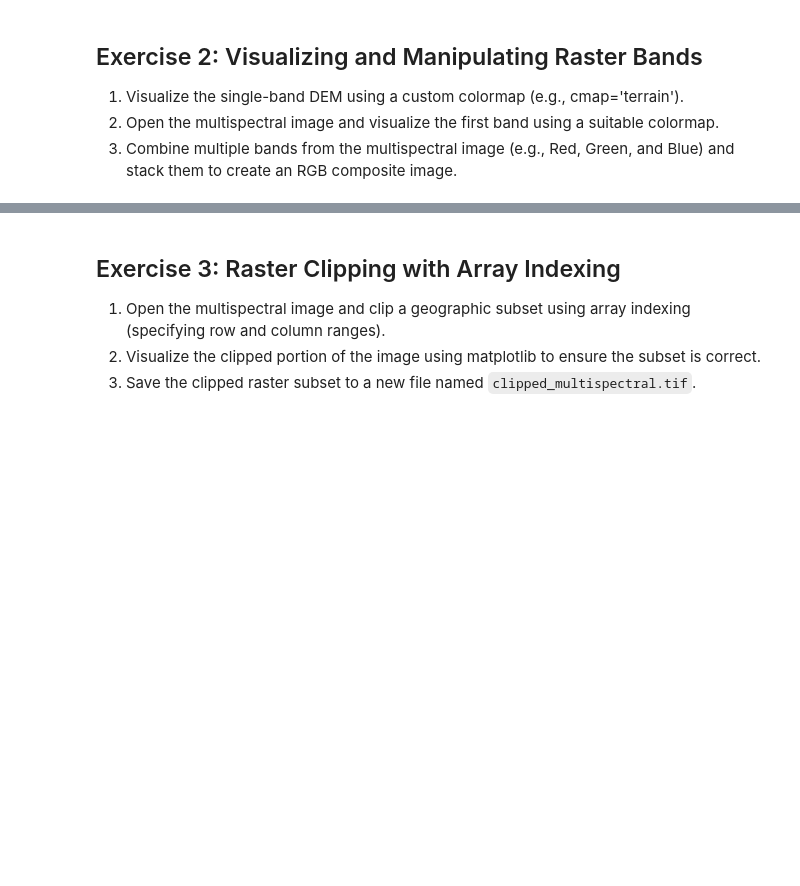
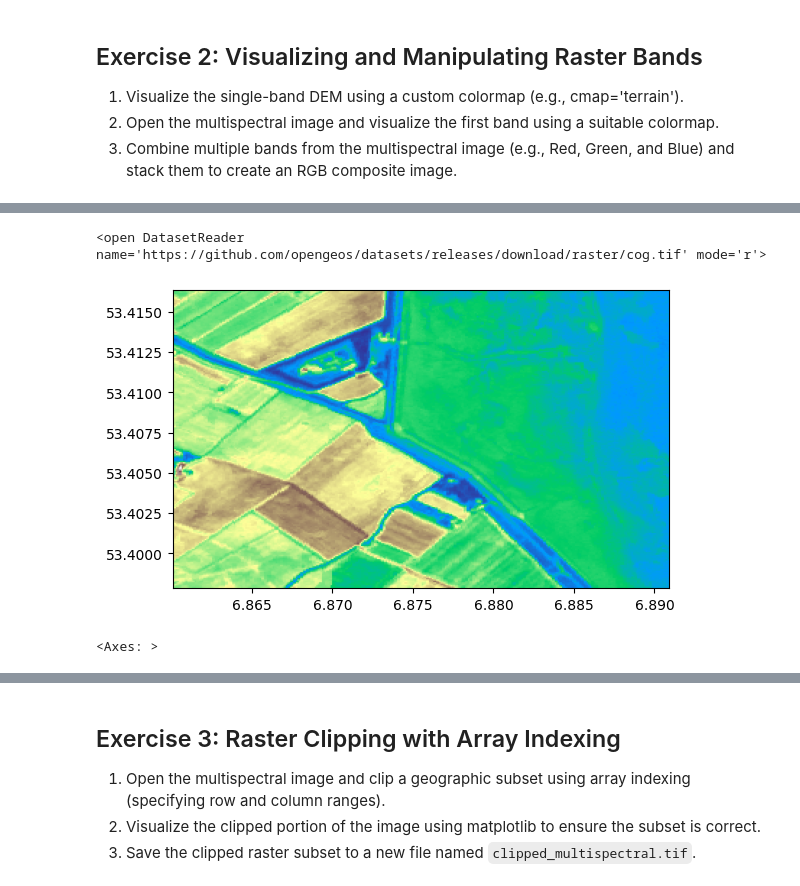
Before and after one commit to siddhi1991/GIS-programming, a Jupyter notebook: book/labs/lab_05.ipynb, the cells around one changed output, grey strips where cells are left out. Saved outputs shown, nothing was run; the diff lists cells and outputs as text; code cells hidden in the pictures; blank space fills up the shorter version.

```diff
--- a/book/labs/lab_05.ipynb
+++ b/book/labs/lab_05.ipynb
@@ -71,0 +105,14 @@ Successfully installed affine-2.4.0 click-plugins-1.1.1 cligj-0.7.2 fiona-1.10.1
+# %%
+%pip install rasterio fiona
+
+import rasterio
+import rasterio.plot
+import geopandas as gpd
+import numpy as np
+import matplotlib.pyplot as plt
+
+path_ms = "https://github.com/opengeos/datasets/releases/download/raster/cog.tif"
+src_ms= rasterio.open(path_ms)
+print(src_ms)
+rasterio.plot.show((src_ms, 1), cmap='terrain')
+# %% [output]
@@ -71,0 +130,3 @@ Successfully installed affine-2.4.0 click-plugins-1.1.1 cligj-0.7.2 fiona-1.10.1
+<open DatasetReader name='https://github.com/opengeos/datasets/releases/download/raster/cog.tif' mode='r'>
+[figure, added]
+<Axes: >
```
Also changed, not shown: parts of 3 cells of this notebook.
